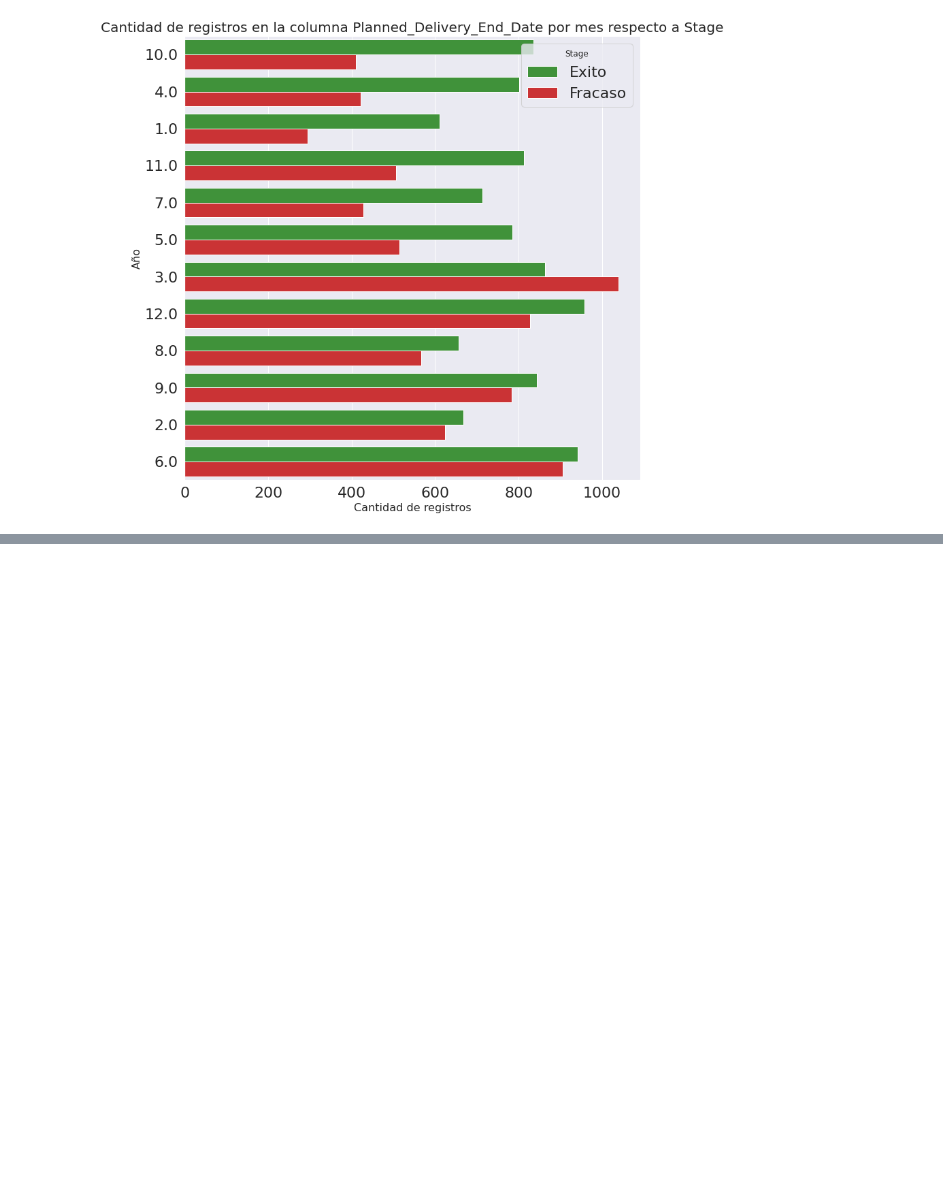
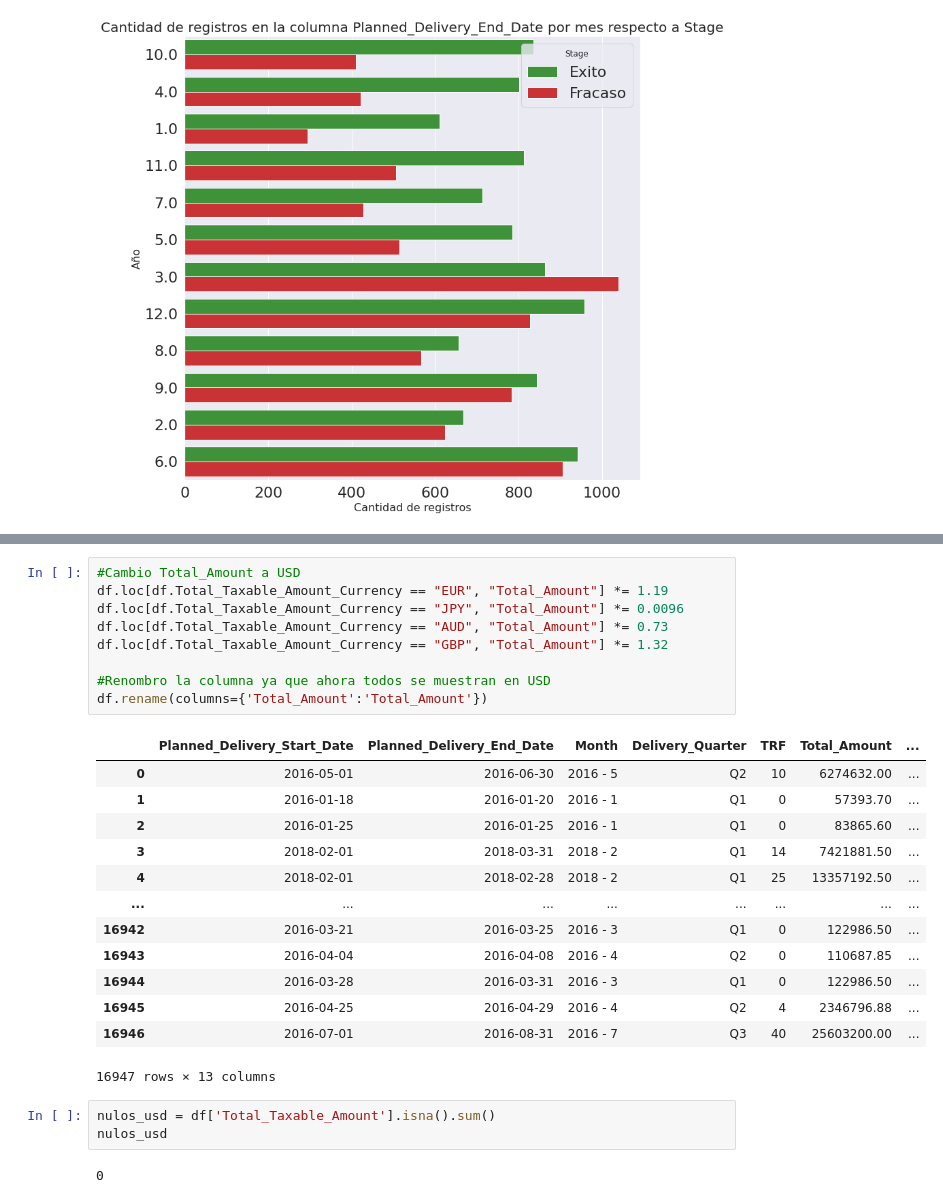
Before and after one commit to felipegonzalez2112/tp-2020-orga-datos, a Jupyter notebook: TP1_Analisis_JCropano.ipynb, the cells around one changed output, grey strips where cells are left out. Saved outputs shown, nothing was run; the diff lists cells and outputs as text; blank space fills up the shorter version.

```diff
--- a/TP1_Analisis_JCropano.ipynb
+++ b/TP1_Analisis_JCropano.ipynb
@@ -553,0 +593,28 @@ Text(0, 0.5, 'Año')
+# %%
+#Cambio Total_Amount a USD
+df.loc[df.Total_Taxable_Amount_Currency == "EUR", "Total_Amount"] *= 1.19
+df.loc[df.Total_Taxable_Amount_Currency == "JPY", "Total_Amount"] *= 0.0096
+df.loc[df.Total_Taxable_Amount_Currency == "AUD", "Total_Amount"] *= 0.73
+df.loc[df.Total_Taxable_Amount_Currency == "GBP", "Total_Amount"] *= 1.32
+
+#Renombro la columna ya que ahora todos se muestran en USD
+df.rename(columns={'Total_Amount':'Total_Amount'})
+# %% [output]
+|  | Planned_Delivery_Start_Date | Planned_Delivery_End_Date | Month | Delivery_Quarter | TRF | Total_Amount | ... |
+| 0 | 2016-05-01 | 2016-06-30 | 2016 - 5 | Q2 | 10 | 6274632.00 | ... |
+| 1 | 2016-01-18 | 2016-01-20 | 2016 - 1 | Q1 | 0 | 57393.70 | ... |
+| 2 | 2016-01-25 | 2016-01-25 | 2016 - 1 | Q1 | 0 | 83865.60 | ... |
+| 3 | 2018-02-01 | 2018-03-31 | 2018 - 2 | Q1 | 14 | 7421881.50 | ... |
+| 4 | 2018-02-01 | 2018-02-28 | 2018 - 2 | Q1 | 25 | 13357192.50 | ... |
+| ... | ... | ... | ... | ... | ... | ... | ... |
+| 16942 | 2016-03-21 | 2016-03-25 | 2016 - 3 | Q1 | 0 | 122986.50 | ... |
+| 16943 | 2016-04-04 | 2016-04-08 | 2016 - 4 | Q2 | 0 | 110687.85 | ... |
+| 16944 | 2016-03-28 | 2016-03-31 | 2016 - 3 | Q1 | 0 | 122986.50 | ... |
+| 16945 | 2016-04-25 | 2016-04-29 | 2016 - 4 | Q2 | 4 | 2346796.88 | ... |
+| 16946 | 2016-07-01 | 2016-08-31 | 2016 - 7 | Q3 | 40 | 25603200.00 | ... |
+16947 rows × 13 columns
+# %%
+nulos_usd = df['Total_Taxable_Amount'].isna().sum()
+nulos_usd
+# %% [output]
+0
```
Also changed, not shown: parts of 13 cells of this notebook.
